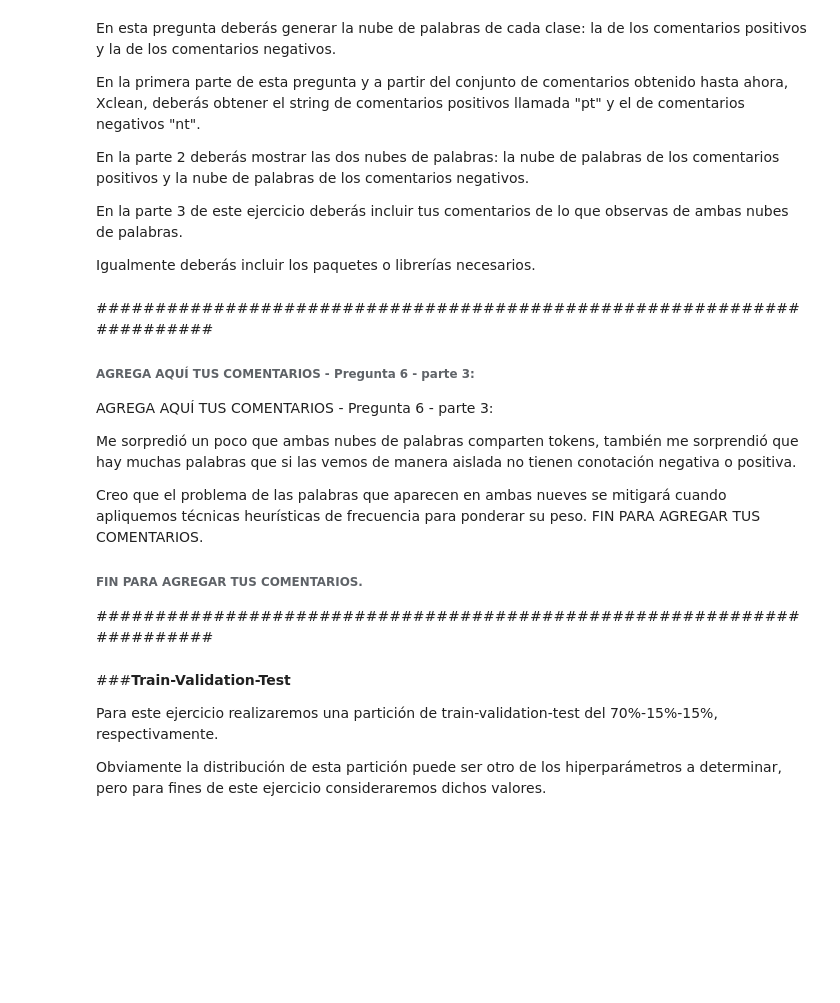
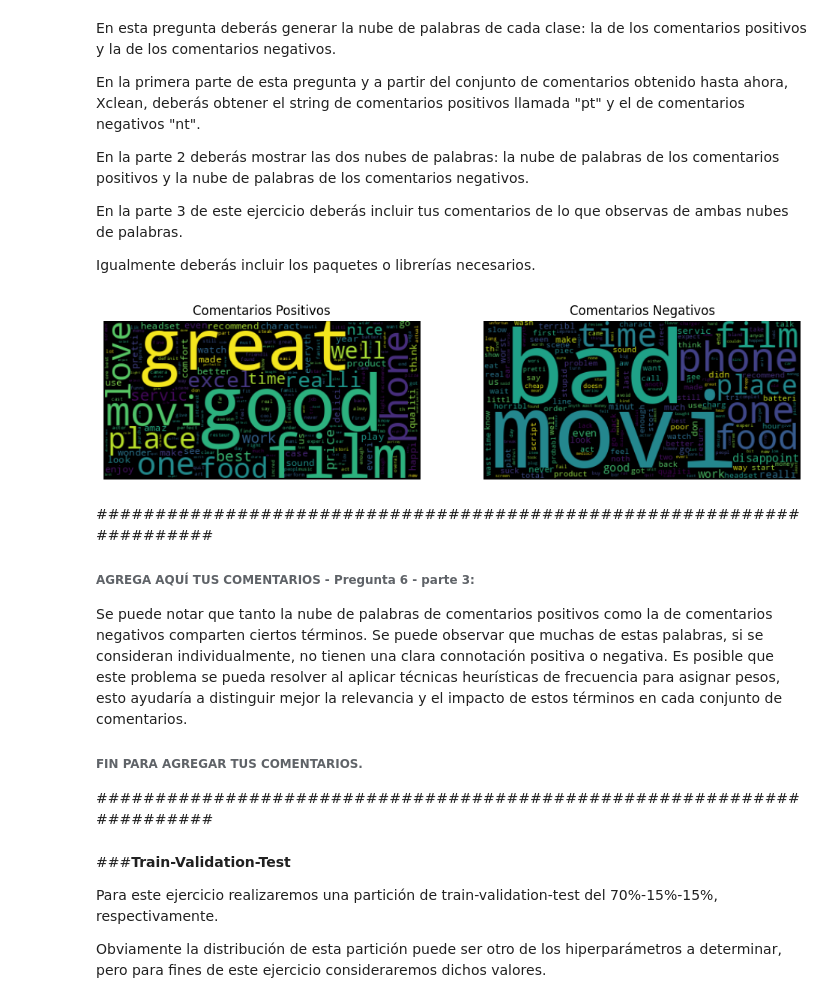
Before and after one commit to feracor/1TareaFAO, a Jupyter notebook: A01794022_semanas_03_04_Actividad.ipynb, the cells around one changed output. Cells and saved outputs as stored; diff of their text form; code cells hidden in the pictures; blank space fills up the shorter version.

```diff
--- a/A01794022_semanas_03_04_Actividad.ipynb
+++ b/A01794022_semanas_03_04_Actividad.ipynb
@@ -61,7 +61,7 @@ Excluye todas las palabras de la lista "negwords" de la lista predeterminada de
 ################################################################################
 # AGREGA AQUÍ TU LÍNEA O LÍNEAS DE CÓDIGO - Pregunta 1:
 
-mystopwords = None
+mystopwords = [i for i in stopwords.words('english') if i not in negwords]
 
 
 # FIN PARA AGREGAR TU LÍNEA O LÍNEAS DE CÓDIGO.
@@ -418,20 +404,3 @@ nt = None
 
 # FIN PARA AGREGAR TUS LÍNEAS DE CÓDIGO.
 ##############################################################################
-# %%
-##############################################################################
-# AGREGA AQUÍ TUS LÍNEAS DE CÓDIGO - Pregunta 6 - parte 1:
-pos_tok = []
-neg_tok = []
-
-for doc,tag in zip(Xclean,Y):
-    if tag==1:
-        pos_tok.extend(doc)
-    else:
-        neg_tok.extend(doc)
-
-pt = ' '.join(pos_tok)
-nt = ' '.join(neg_tok)
-
-# FIN PARA AGREGAR TUS LÍNEAS DE CÓDIGO.
-##############################################################################
@@ -448,42 +407,35 @@ None
 # %%
 ##############################################################################
 # AGREGA AQUÍ TUS LÍNEAS DE CÓDIGO - Pregunta 6 - parte 2:
+
 from wordcloud import WordCloud
 import matplotlib.pyplot as plt
 
-fig, (ax1, ax2) = plt.subplots(1, 2, figsize=(12,12))
+def generate_wordcloud(text, ax, title):# Función para generar la nube de palabras
+    wordcloud = WordCloud().generate(text)
+    ax.imshow(wordcloud, interpolation='bilinear')
+    ax.axis("off")
+    ax.set_title(title)
 
-# Nube de palabras de comentarios positivos:
-wordcloudnn = WordCloud().generate(pt)
-ax1.imshow(wordcloudnn, interpolation='bilinear')
-ax1.axis("off")
-ax1.set_title('Comentarios Positivos')
-
-# Nube de palabras de comentarios negativos:
-wordcloudnn = WordCloud().generate(nt)
-ax2.imshow(wordcloudnn, interpolation='bilinear')
-ax2.axis("off")
-ax2.set_title('Comentarios Negativos')
+fig, (ax1, ax2) = plt.subplots(1, 2, figsize=(12, 12))
+generate_wordcloud(pt, ax1, 'Comentarios Positivos')# Generar nube de palabras para comentarios positivos
+generate_wordcloud(nt, ax2, 'Comentarios Negativos')# Generar nube de palabras para comentarios negativos
 
 plt.show()
 
-
 # FIN PARA AGREGAR TUS LÍNEAS DE CÓDIGO.
 ##############################################################################
+# %% [output]
+[figure, added]
-# %% [markdown]
-######################################################################
-###### **AGREGA AQUÍ TUS COMENTARIOS - Pregunta 6 - parte 3:**
-
-
-AGREGA AQUÍ TUS COMENTARIOS - Pregunta 6 - parte 3:
-
-Me sorpredió un poco que ambas nubes de palabras comparten tokens, también me sorprendió que hay muchas palabras que si las vemos de manera aislada no tienen conotación negativa o positiva.
-
-Creo que el problema de las palabras que aparecen en ambas nueves se mitigará cuando apliquemos técnicas heurísticas de frecuencia para ponderar su peso.
-FIN PARA AGREGAR TUS COMENTARIOS.
-
-###### **FIN PARA AGREGAR TUS COMENTARIOS.**
-######################################################################
+# %% [markdown]
+######################################################################
+###### **AGREGA AQUÍ TUS COMENTARIOS - Pregunta 6 - parte 3:**
+
+Se puede notar que tanto la nube de palabras de comentarios positivos como la de comentarios negativos comparten ciertos términos.
+Se puede observar que muchas de estas palabras, si se consideran individualmente, no tienen una clara connotación positiva o negativa. Es posible que este problema se pueda resolver al aplicar técnicas heurísticas de frecuencia para asignar pesos, esto ayudaría a distinguir mejor la relevancia y el impacto de estos términos en cada conjunto de comentarios.
+
+###### **FIN PARA AGREGAR TUS COMENTARIOS.**
+######################################################################
 # %% [markdown]
 ###**Train-Validation-Test**
 
```
Also changed, not shown: parts of 30 cells of this notebook.
